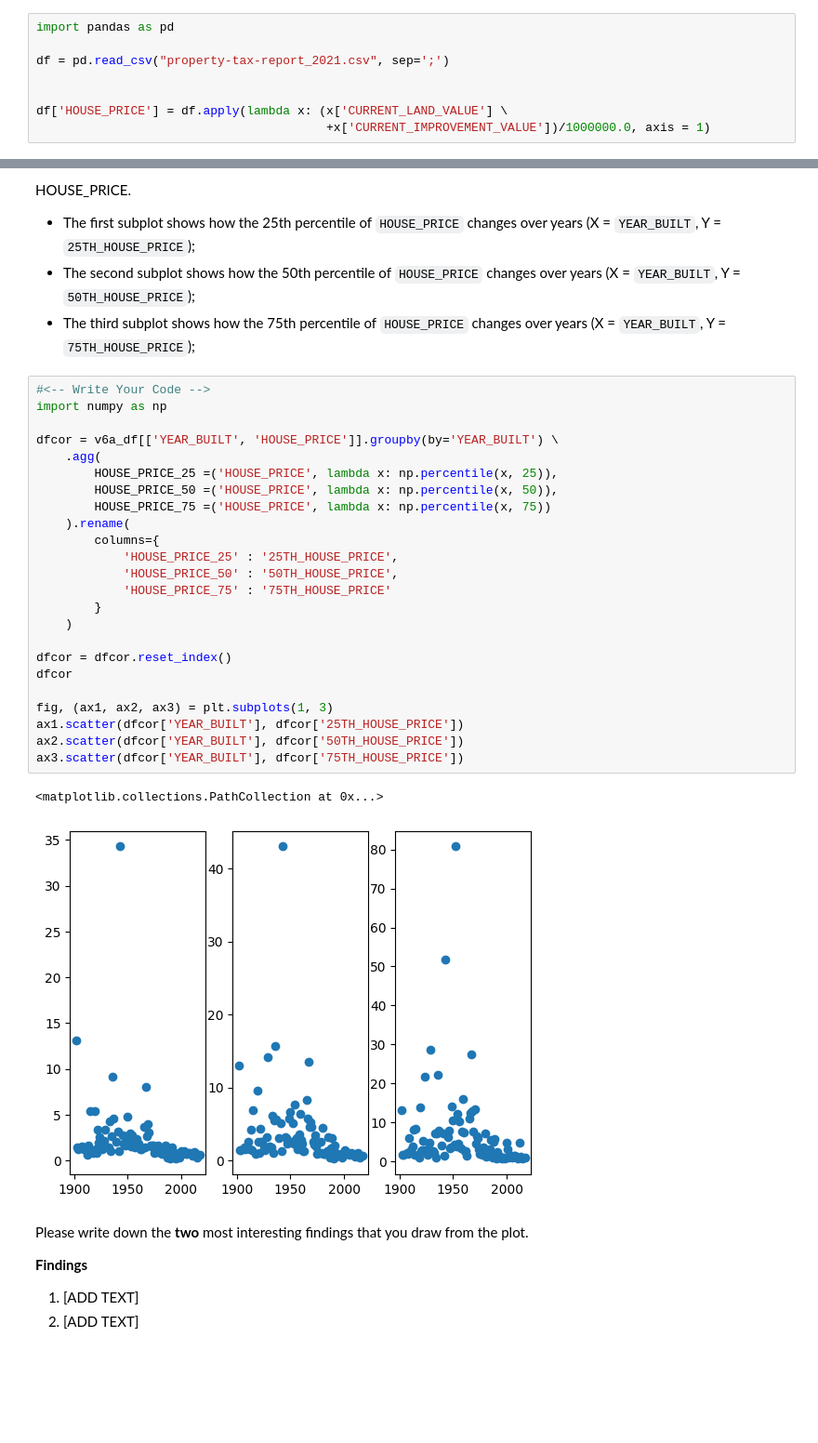
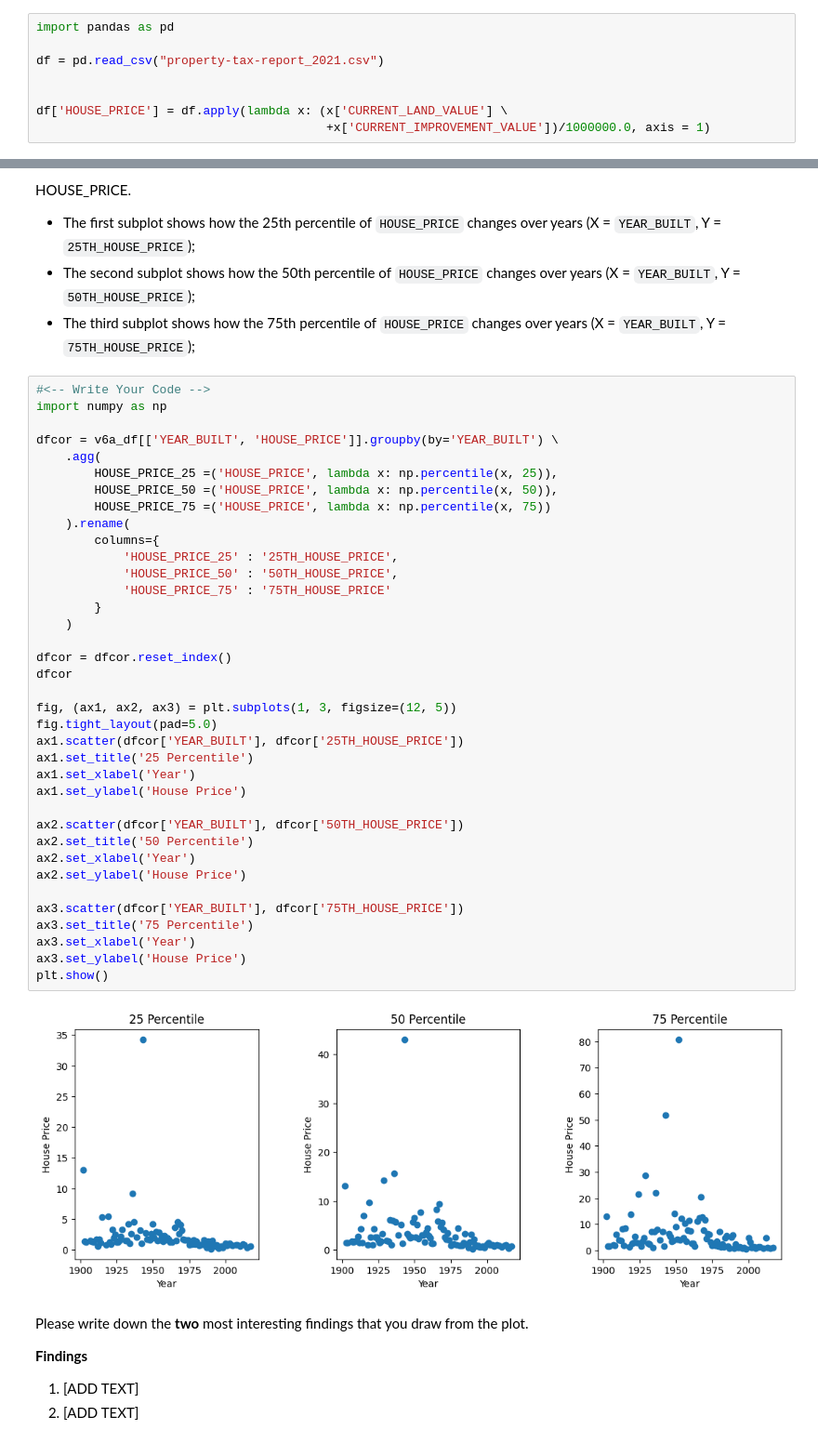
Before and after one commit to kgdarshaun/bigdata-cmpt733, a Jupyter notebook: Assignments/A4/A4.ipynb, the cells around one changed output, grey strips where cells are left out. Shown at 93% size. Drawn from its saved outputs; the diff is of its cells as text; blank space fills up the shorter version.

```diff
--- a/Assignments/A4/A4.ipynb
+++ b/Assignments/A4/A4.ipynb
@@ -38,7 +38,7 @@ We first load the data as a DataFrame.
 # %%
 import pandas as pd
 
-df = pd.read_csv("property-tax-report_2021.csv", sep=';')
+df = pd.read_csv("property-tax-report_2021.csv")
 
 
 df['HOUSE_PRICE'] = df.apply(lambda x: (x['CURRENT_LAND_VALUE'] \
@@ -97,30 +86,42 @@ In the following, please make three subplots in a row, where each subplot is a s
 # %%
 #<-- Write Your Code -->
 import numpy as np
 
 dfcor = v6a_df[['YEAR_BUILT', 'HOUSE_PRICE']].groupby(by='YEAR_BUILT') \
 	.agg(
 		HOUSE_PRICE_25 =('HOUSE_PRICE', lambda x: np.percentile(x, 25)),
 		HOUSE_PRICE_50 =('HOUSE_PRICE', lambda x: np.percentile(x, 50)),
 		HOUSE_PRICE_75 =('HOUSE_PRICE', lambda x: np.percentile(x, 75))
 	).rename(
 		columns={
 			'HOUSE_PRICE_25' : '25TH_HOUSE_PRICE',
 			'HOUSE_PRICE_50' : '50TH_HOUSE_PRICE',
 			'HOUSE_PRICE_75' : '75TH_HOUSE_PRICE'
 		}
 	)
 
 dfcor = dfcor.reset_index()
 dfcor
 
-fig, (ax1, ax2, ax3) = plt.subplots(1, 3)
+fig, (ax1, ax2, ax3) = plt.subplots(1, 3, figsize=(12, 5))
+fig.tight_layout(pad=5.0)
 ax1.scatter(dfcor['YEAR_BUILT'], dfcor['25TH_HOUSE_PRICE'])
+ax1.set_title('25 Percentile')
+ax1.set_xlabel('Year')
+ax1.set_ylabel('House Price')
+
 ax2.scatter(dfcor['YEAR_BUILT'], dfcor['50TH_HOUSE_PRICE'])
+ax2.set_title('50 Percentile')
+ax2.set_xlabel('Year')
+ax2.set_ylabel('House Price')
+
 ax3.scatter(dfcor['YEAR_BUILT'], dfcor['75TH_HOUSE_PRICE'])
+ax3.set_title('75 Percentile')
+ax3.set_xlabel('Year')
+ax3.set_ylabel('House Price')
+plt.show()
 # %% [output]
-<matplotlib.collections.PathCollection at 0x...>
-[figure, old version]
+[figure, new version]
 # %% [markdown]
 Please write down the **two** most interesting findings that you draw from the plot.
 
```
Also changed, not shown: parts of 8 cells of this notebook, 2 other files.
